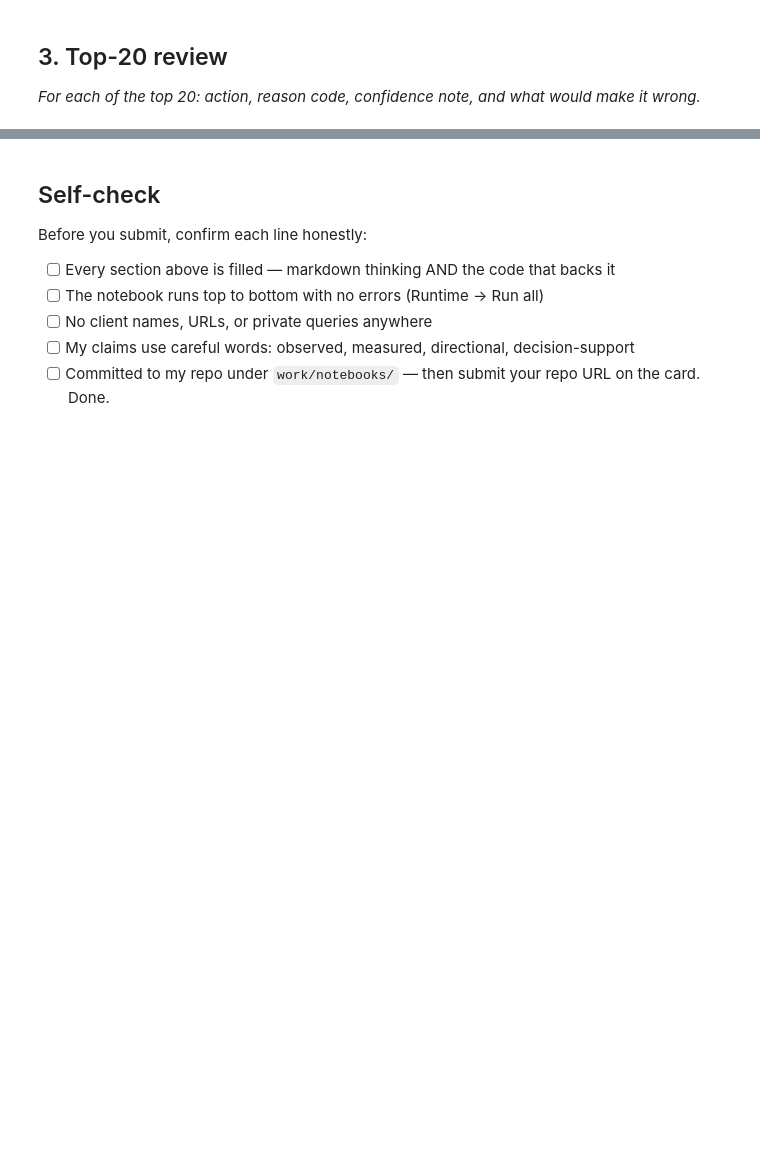
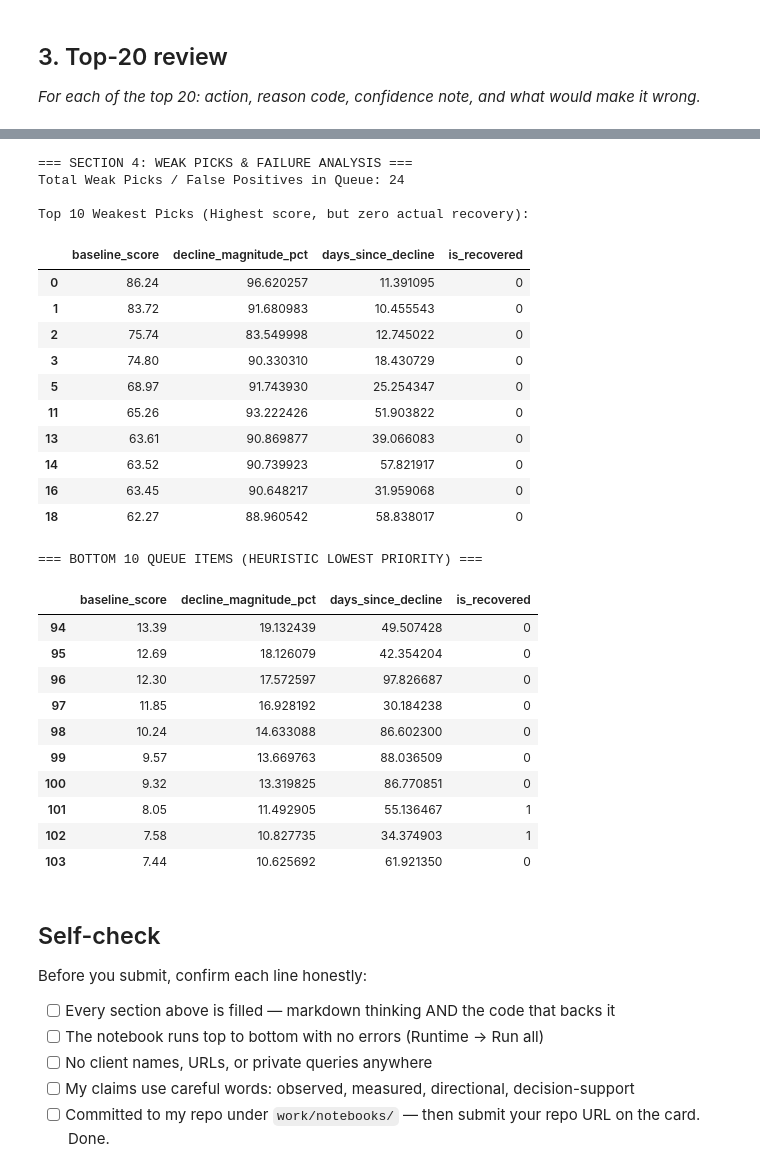
Before and after one commit to ashoktanakanti/flyrank_ml, a Jupyter notebook: work/notebooks/w04_baseline_score.ipynb, the cells around one changed output, grey strips where cells are left out. Saved outputs shown, nothing was run; the diff lists cells and outputs as text; code cells hidden in the pictures; blank space fills up the shorter version.

```diff
--- a/work/notebooks/w04_baseline_score.ipynb
+++ b/work/notebooks/w04_baseline_score.ipynb
@@ -37,3 +129,60 @@ This skeleton is yours to fill. Work the sections **in order** — each one has
+# %%
+
+false_positives = ranked_queue[
+    (ranked_queue['baseline_prediction'] == 1) &
+    (ranked_queue['is_recovered'] == 0)
+]
+
+print("=== SECTION 4: WEAK PICKS & FAILURE ANALYSIS ===")
+print(f"Total Weak Picks / False Positives in Queue: {len(false_positives)}")
+
+cols_to_show = [
+    'baseline_score',
+    'decline_magnitude_pct',
+    'days_since_decline',
+    'pre_decline_position_avg',
+    'is_recovered'
+]
+valid_cols = [c for c in cols_to_show if c in ranked_queue.columns]
+
+# Display the top 10 worst heuristic mistakes
+if len(false_positives) > 0:
+    print("\nTop 10 Weakest Picks (Highest score, but zero actual recovery):")
+    display(false_positives.head(10)[valid_cols])
+else:
+    print("No false positives found in baseline queue.")
+
+# 2. Inspect Bottom 10 of the Ranked Queue
+print("\n=== BOTTOM 10 QUEUE ITEMS (HEURISTIC LOWEST PRIORITY) ===")
+display(ranked_queue.tail(10)[valid_cols])
+# %% [output]
+=== SECTION 4: WEAK PICKS & FAILURE ANALYSIS ===
+Total Weak Picks / False Positives in Queue: 24
+
+Top 10 Weakest Picks (Highest score, but zero actual recovery):
+|  | baseline_score | decline_magnitude_pct | days_since_decline | is_recovered |
+| 0 | 86.24 | 96.620257 | 11.391095 | 0 |
+| 1 | 83.72 | 91.680983 | 10.455543 | 0 |
+| 2 | 75.74 | 83.549998 | 12.745022 | 0 |
+| 3 | 74.80 | 90.330310 | 18.430729 | 0 |
+| 5 | 68.97 | 91.743930 | 25.254347 | 0 |
+| 11 | 65.26 | 93.222426 | 51.903822 | 0 |
+| 13 | 63.61 | 90.869877 | 39.066083 | 0 |
+| 14 | 63.52 | 90.739923 | 57.821917 | 0 |
+| 16 | 63.45 | 90.648217 | 31.959068 | 0 |
+| 18 | 62.27 | 88.960542 | 58.838017 | 0 |
+=== BOTTOM 10 QUEUE ITEMS (HEURISTIC LOWEST PRIORITY) ===
+|  | baseline_score | decline_magnitude_pct | days_since_decline | is_recovered |
+| 94 | 13.39 | 19.132439 | 49.507428 | 0 |
+| 95 | 12.69 | 18.126079 | 42.354204 | 0 |
+| 96 | 12.30 | 17.572597 | 97.826687 | 0 |
+| 97 | 11.85 | 16.928192 | 30.184238 | 0 |
+| 98 | 10.24 | 14.633088 | 86.602300 | 0 |
+| 99 | 9.57 | 13.669763 | 88.036509 | 0 |
+| 100 | 9.32 | 13.319825 | 86.770851 | 0 |
+| 101 | 8.05 | 11.492905 | 55.136467 | 1 |
+| 102 | 7.58 | 10.827735 | 34.374903 | 1 |
+| 103 | 7.44 | 10.625692 | 61.921350 | 0 |
 # %% [markdown]
 ## Self-check
 
```
Also changed, not shown: parts of 8 cells of this notebook.
